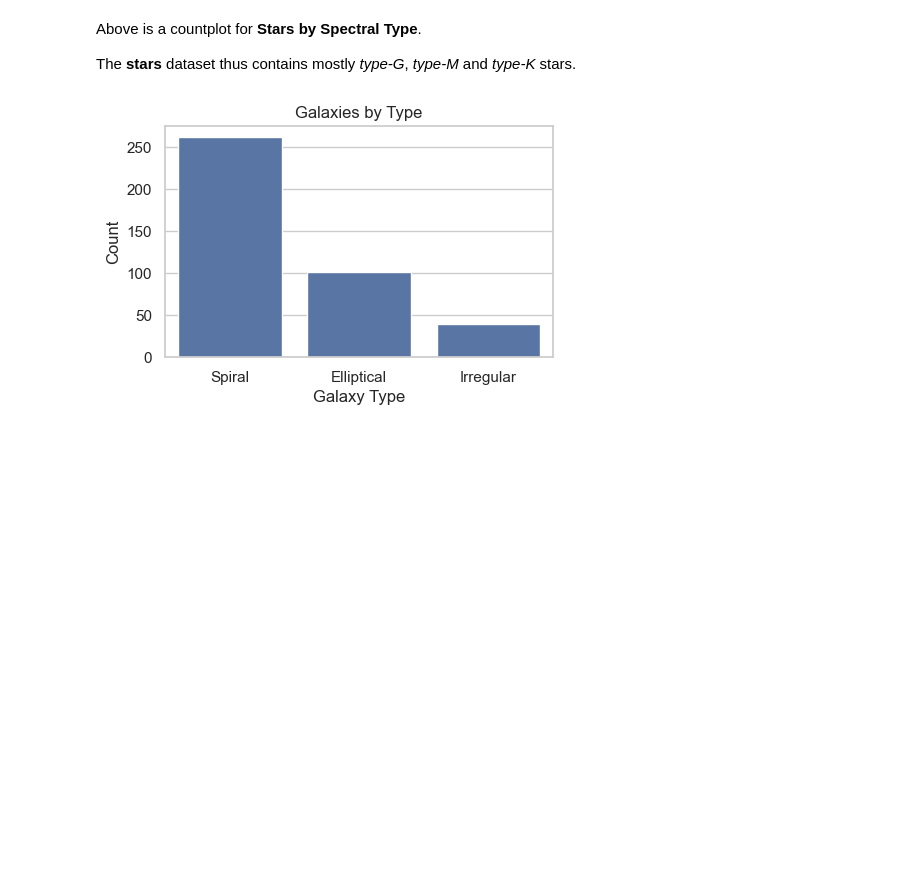
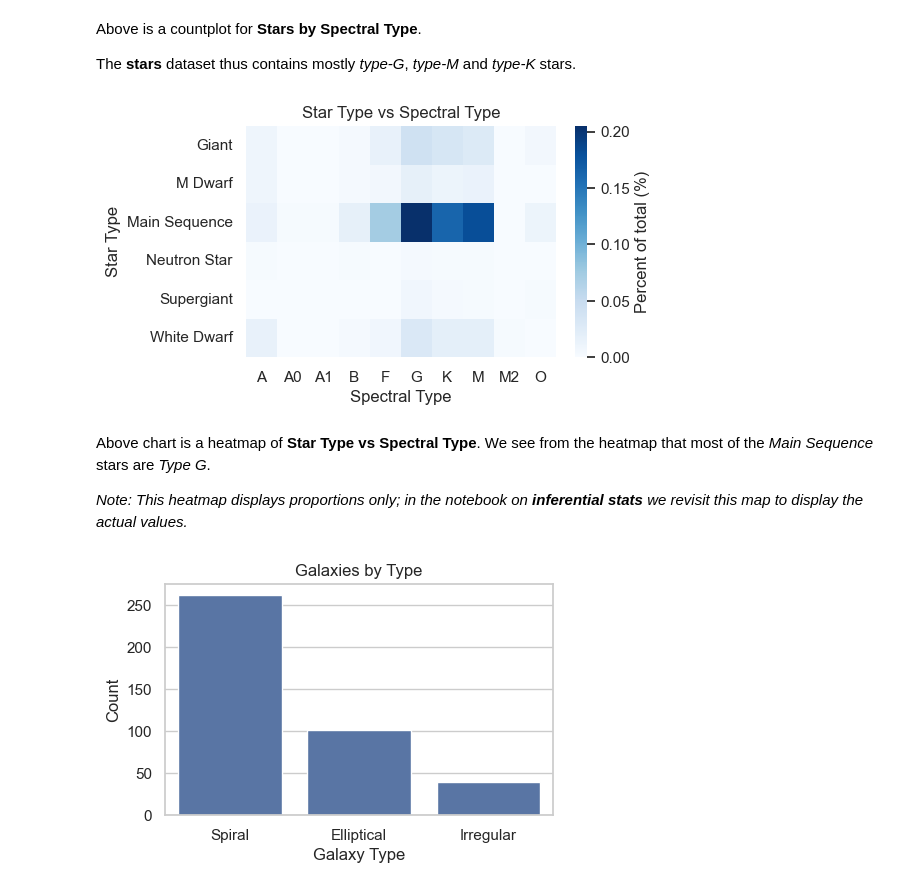
Before and after one commit to toy-soldier/starzz-dashboard, a Jupyter notebook: notebooks/03_descriptive_stats.ipynb, the cells around one changed output. Cells and saved outputs as stored; diff of their text form; code cells hidden in the pictures; blank space fills up the shorter version.

```diff
--- a/notebooks/03_descriptive_stats.ipynb
+++ b/notebooks/03_descriptive_stats.ipynb
@@ -106,6 +116,20 @@ plt.show()
 Above is a countplot for **Stars by Spectral Type**.
 
 The **stars** dataset thus contains mostly *type-G*, *type-M* and *type-K* stars.
+# %%
+crosstab_counts = pd.crosstab(df_stars["star_type"], df_stars["spectral_type"], normalize="all")
+plt.figure(figsize=(5, 3))
+sns.heatmap(crosstab_counts, annot=False, cbar_kws={'label': 'Percent of total (%)'}, cmap="Blues")
+plt.title("Star Type vs Spectral Type")
+plt.ylabel("Star Type")
+plt.xlabel("Spectral Type")
+plt.show()
+# %% [output]
+[figure, added]
+# %% [markdown]
+Above chart is a heatmap of **Star Type vs Spectral Type**.  We see from the heatmap that most of the *Main Sequence* stars are *Type G*.
+
+*Note: This heatmap displays proportions only; in the notebook on **inferential stats** we revisit this map to display the actual values.*
 # %%
 plt.figure(figsize=(5, 3))
 sns.countplot(data=df_galaxies, x="galaxy_type", order=df_galaxies["galaxy_type"].value_counts().index)
```
Also changed, not shown: parts of 6 cells of this notebook, 4 other files.
